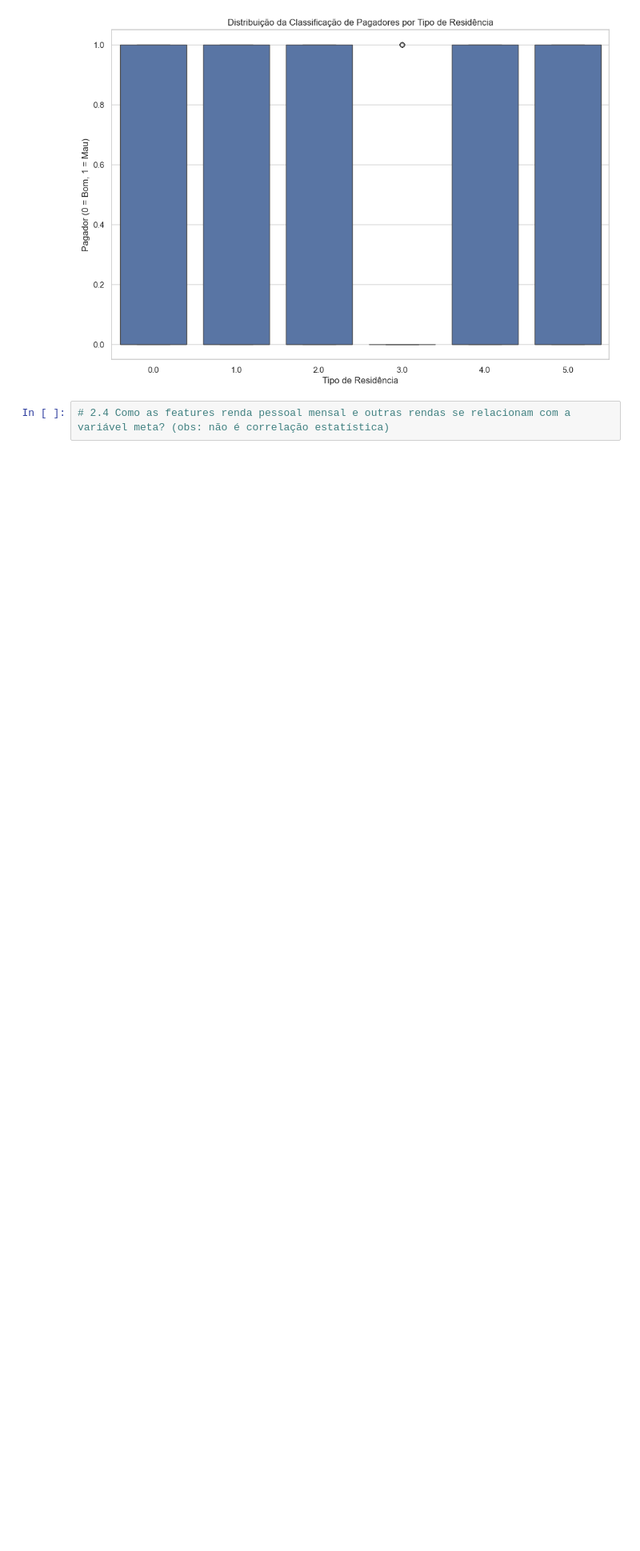
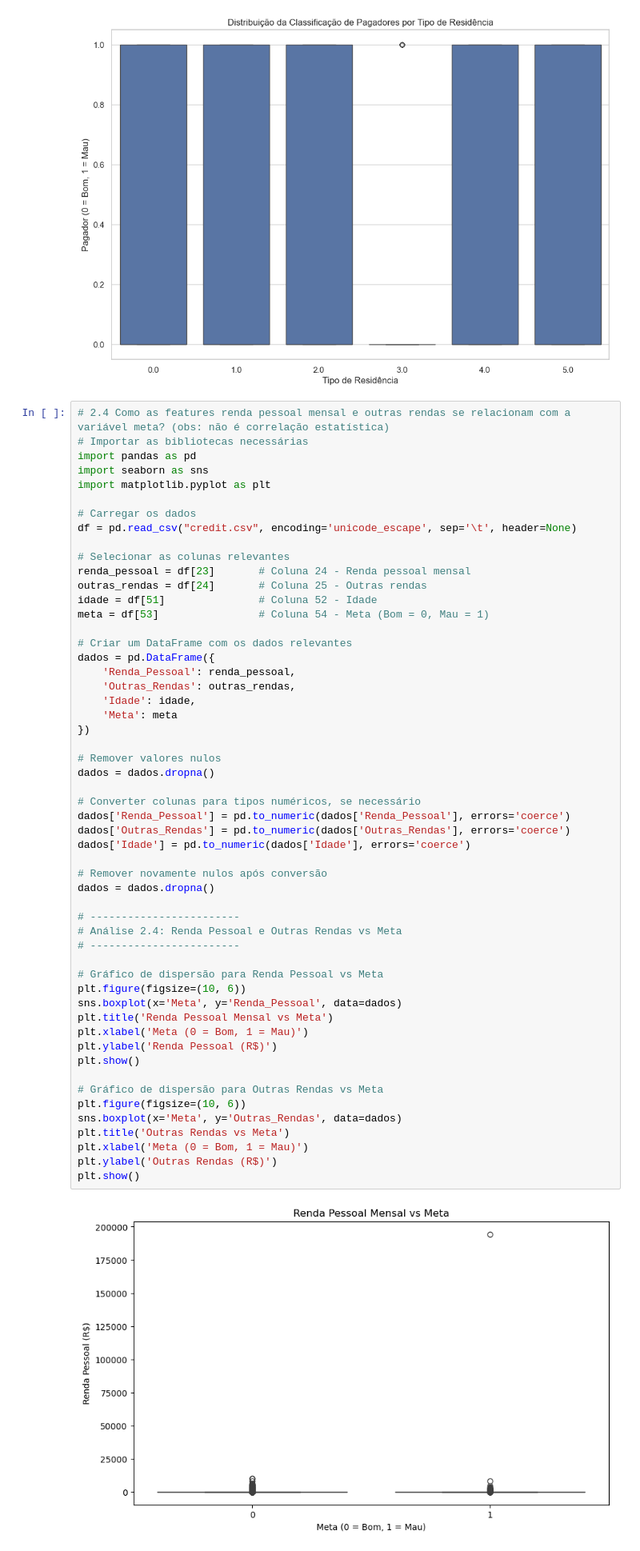
Before and after one commit to friozi/Data-processing-with-python, a Jupyter notebook: Trabalho_final_Python.ipynb, the cells around one changed output. Shown: that part at 80% size. Drawn from its saved outputs; the diff is of its cells as text; blank space fills up the shorter version.

```diff
--- a/Trabalho_final_Python.ipynb
+++ b/Trabalho_final_Python.ipynb
@@ -232,3 +232,57 @@ plt.show()
 [figure]
 # %%
 # 2.4 Como as features renda pessoal mensal e outras rendas se relacionam com a variável meta? (obs: não é correlação estatística)
+# Importar as bibliotecas necessárias
+import pandas as pd
+import seaborn as sns
+import matplotlib.pyplot as plt
+
+# Carregar os dados
+df = pd.read_csv("credit.csv", encoding='unicode_escape', sep='\t', header=None)
+
+# Selecionar as colunas relevantes
+renda_pessoal = df[23]       # Coluna 24 - Renda pessoal mensal
+outras_rendas = df[24]       # Coluna 25 - Outras rendas
+idade = df[51]               # Coluna 52 - Idade
+meta = df[53]                # Coluna 54 - Meta (Bom = 0, Mau = 1)
+
+# Criar um DataFrame com os dados relevantes
+dados = pd.DataFrame({
+    'Renda_Pessoal': renda_pessoal,
+    'Outras_Rendas': outras_rendas,
+    'Idade': idade,
+    'Meta': meta
+})
+
+# Remover valores nulos
+dados = dados.dropna()
+
+# Converter colunas para tipos numéricos, se necessário
+dados['Renda_Pessoal'] = pd.to_numeric(dados['Renda_Pessoal'], errors='coerce')
+dados['Outras_Rendas'] = pd.to_numeric(dados['Outras_Rendas'], errors='coerce')
+dados['Idade'] = pd.to_numeric(dados['Idade'], errors='coerce')
+
+# Remover novamente nulos após conversão
+dados = dados.dropna()
+
+# ------------------------
+# Análise 2.4: Renda Pessoal e Outras Rendas vs Meta
+# ------------------------
+
+# Gráfico de dispersão para Renda Pessoal vs Meta
+plt.figure(figsize=(10, 6))
+sns.boxplot(x='Meta', y='Renda_Pessoal', data=dados)
+plt.title('Renda Pessoal Mensal vs Meta')
+plt.xlabel('Meta (0 = Bom, 1 = Mau)')
+plt.ylabel('Renda Pessoal (R$)')
+plt.show()
+
+# Gráfico de dispersão para Outras Rendas vs Meta
+plt.figure(figsize=(10, 6))
+sns.boxplot(x='Meta', y='Outras_Rendas', data=dados)
+plt.title('Outras Rendas vs Meta')
+plt.xlabel('Meta (0 = Bom, 1 = Mau)')
+plt.ylabel('Outras Rendas (R$)')
+plt.show()
+# %% [output]
+[figure, added]
```
Also changed, not shown: parts of 1 cell of this notebook.
